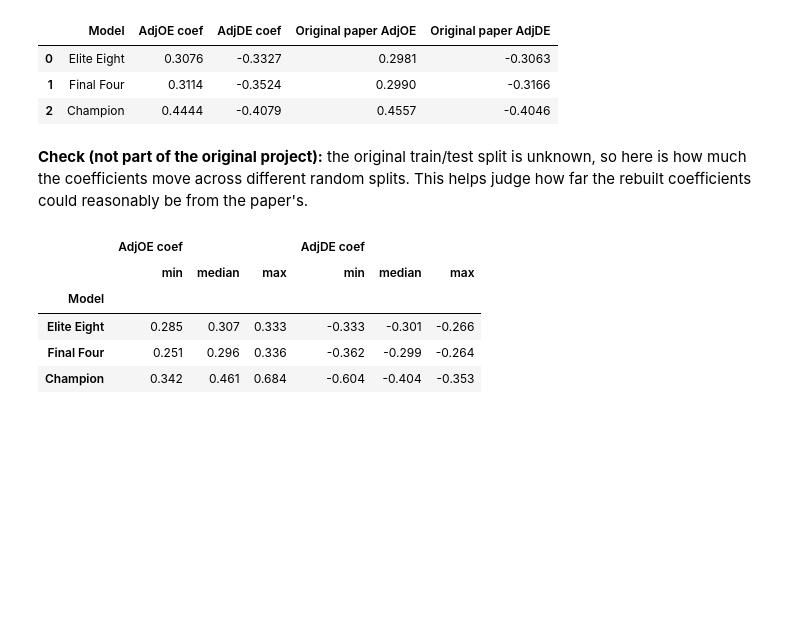
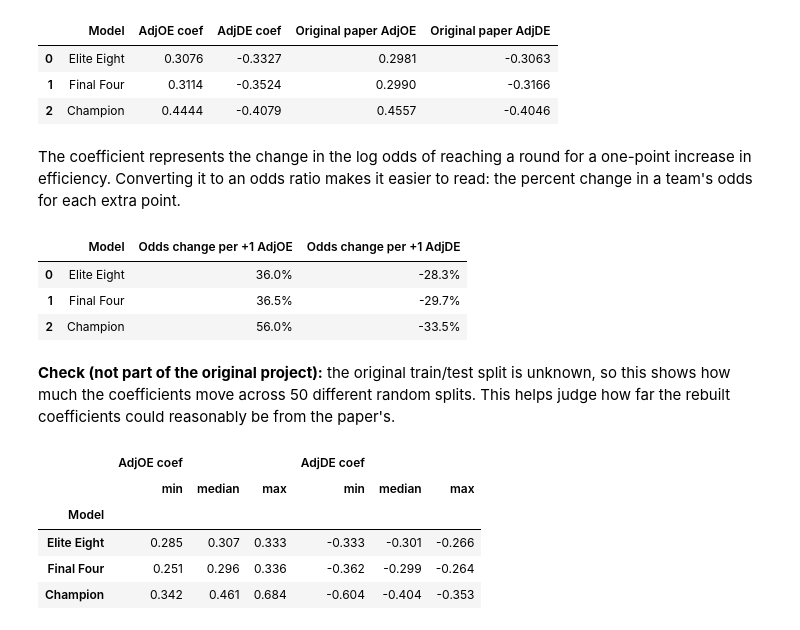
Before and after one commit to ColeDiGregorio/march-madness-analysis, a Jupyter notebook: march_madness.ipynb, the cells around one changed output. Drawn from its saved outputs; the diff is of its cells as text; code cells hidden in the pictures; blank space fills up the shorter version.

```diff
--- a/march_madness.ipynb
+++ b/march_madness.ipynb
@@ -188,13 +232,15 @@ Each is trained on 80% of tournament teams and evaluated on the held-out 20%.
 X = tourney[["AdjOE", "AdjDE"]]
 paper_coefs = {"Elite Eight": (0.2981, -0.3063), "Final Four": (0.2990, -0.3166), "Champion": (0.4557, -0.4046)}
 
+models = {}
 coef_rows = []
-for target in ["Elite Eight", "Final Four", "Champion"]:
+for target in rounds:
     y = tourney[target]
     X_train, X_test, y_train, y_test = train_test_split(X, y, test_size=0.2, random_state=42)
 
     model = LogisticRegression(max_iter=1000)
     model.fit(X_train, y_train)
+    models[target] = model
     y_pred = model.predict(X_test)
 
     print("=" * 60)
@@ -232,9 +278,23 @@ weighted avg       0.99      1.00      0.99       281
 | 0 | Elite Eight | 0.3076 | -0.3327 | 0.2981 | -0.3063 |
 | 1 | Final Four | 0.3114 | -0.3524 | 0.2990 | -0.3166 |
 | 2 | Champion | 0.4444 | -0.4079 | 0.4557 | -0.4046 |
+# %% [markdown]
+The coefficient represents the change in the log odds of reaching a round for a one-point increase in
+efficiency. Converting it to an odds ratio makes it easier to read: the percent change in a team's odds for
+each extra point.
+# %%
+odds = coefs[["Model"]].copy()
+odds["Odds change per +1 AdjOE"] = ((np.exp(coefs["AdjOE coef"]) - 1) * 100).round(1).astype(str) + "%"
+odds["Odds change per +1 AdjDE"] = ((np.exp(coefs["AdjDE coef"]) - 1) * 100).round(1).astype(str) + "%"
+odds
+# %% [output]
+|  | Model | Odds change per +1 AdjOE | Odds change per +1 AdjDE |
+| 0 | Elite Eight | 36.0% | -28.3% |
+| 1 | Final Four | 36.5% | -29.7% |
+| 2 | Champion | 56.0% | -33.5% |
 # %% [markdown]
-**Check (not part of the original project):** the original train/test split is unknown, so here is how much
-the coefficients move across different random splits. This helps judge how far the rebuilt
-coefficients could reasonably be from the paper's.
+**Check (not part of the original project):** the original train/test split is unknown, so this shows how much
+the coefficients move across 50 different random splits. This helps judge how far the rebuilt coefficients
+could reasonably be from the paper's.
 # %%
 spread = []
```
Also changed, not shown: parts of 29 cells of this notebook, 6 other files.
